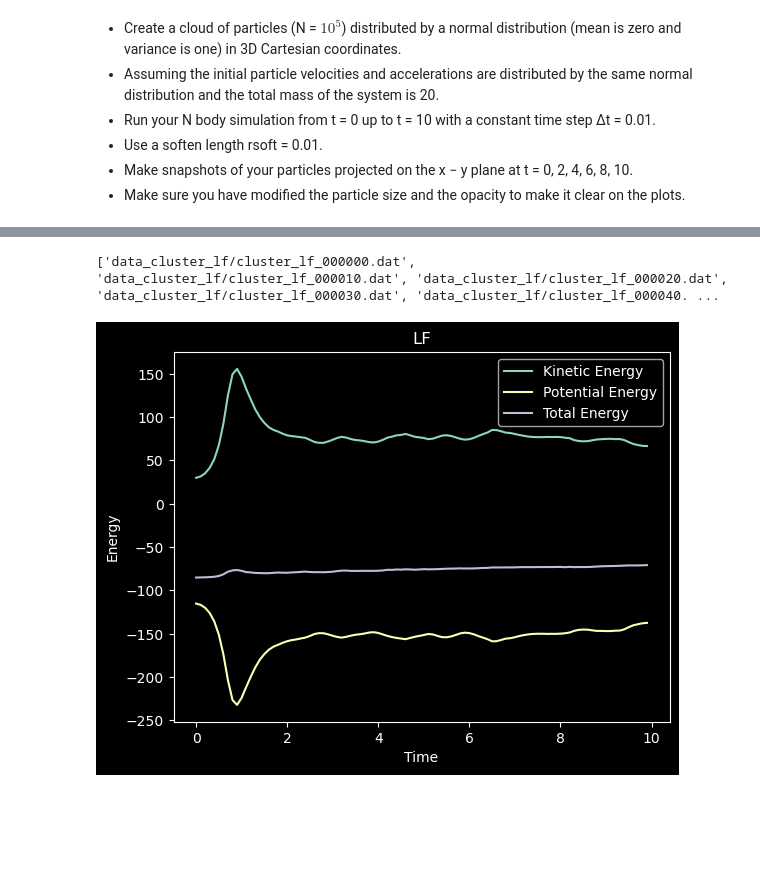
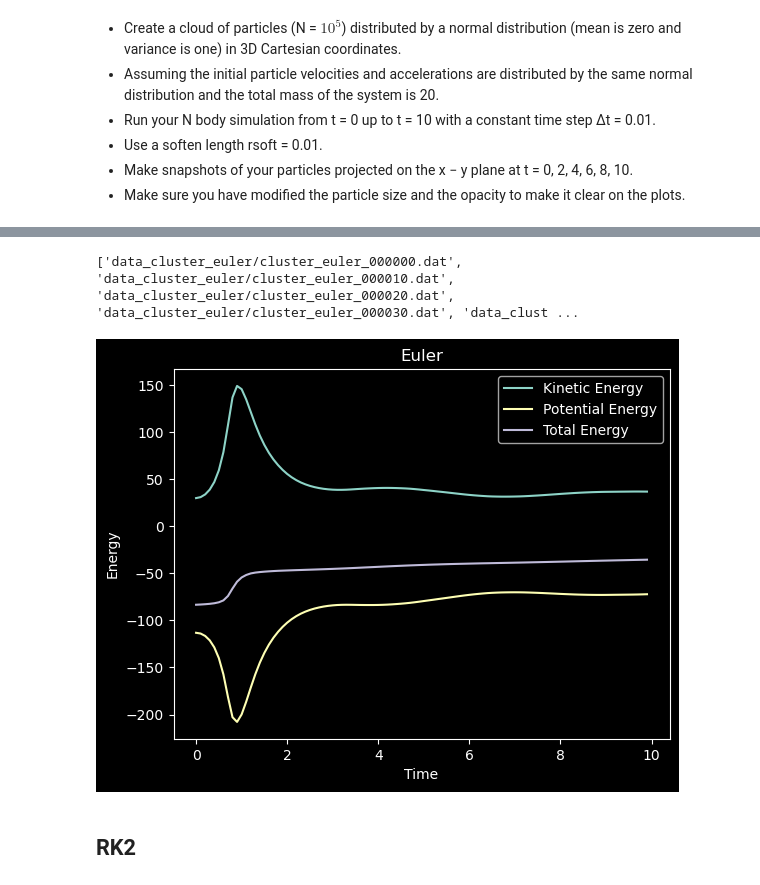
Before and after one commit to ricky4280/computationalPhysics-112, a Jupyter notebook: project2/HW2/HW2.ipynb, the cells around one changed output, grey strips where cells are left out. Saved outputs shown, nothing was run; the diff lists cells and outputs as text; code cells hidden in the pictures; blank space fills up the shorter version.

```diff
--- a/project2/HW2/HW2.ipynb
+++ b/project2/HW2/HW2.ipynb
@@ -133,31 +168,31 @@ save_movie(fns, filename='HW2_LF.mp4', fps=10, lengthscale=10)
 # %%
 # plot the total kinetic energy, potential energy, and total energy as a function of time
-# RK4
-fns = load_files('cluster_rk4')
+# LF
+fns = load_files('cluster_lf')
 print(fns)
-kinetic_energy, potential_energy, total_energy, time = [], [], [], []
+ke_lf, pe_lf, te_lf, time = [], [], [], []
 # load the data from the files, with specific keys
 
 for filename in fns:
     with open(filename, 'r') as f:
         for line in f:
             if 'kinetic energy' in line.lower():
-                kinetic_energy.append(float(line.split()[5]))
+                ke_lf.append(float(line.split()[5]))
             elif 'potential energy' in line.lower():
-                potential_energy.append(float(line.split()[5]))
+                pe_lf.append(float(line.split()[5]))
             elif 'total energy' in line.lower():
-                total_energy.append(float(line.split()[4]))
+                te_lf.append(float(line.split()[4]))
             elif 'time' in line.lower():
                 time.append(float(line.split()[3]))
                 continue
 
-plt.plot(time, kinetic_energy, label='Kinetic Energy')
-plt.plot(time, potential_energy, label='Potential Energy')
-plt.plot(time, total_energy, label='Total Energy')
+plt.plot(time, ke_lf, label='Kinetic Energy')
+plt.plot(time, pe_lf, label='Potential Energy')
+plt.plot(time, te_lf, label='Total Energy')
 plt.xlabel('Time')
 plt.ylabel('Energy')
-plt.title('RK4')
+plt.title('LF')
 plt.legend()
-plt.savefig('RK4_energy.png')
+plt.savefig('LF_energy.png')
 plt.show()
 # %% [output]
@@ -166,33 +256,35 @@ plt.show()
 # %%
 # plot the total kinetic energy, potential energy, and total energy as a function of time
-# LF
-fns = load_files('cluster_lf')
+# euler
+fns = load_files('cluster_euler')
 print(fns)
-kinetic_energy, potential_energy, total_energy, time = [], [], [], []
+ke_euler, pe_euler, te_euler, time = [], [], [], []
 # load the data from the files, with specific keys
 
 for filename in fns:
     with open(filename, 'r') as f:
         for line in f:
             if 'kinetic energy' in line.lower():
-                kinetic_energy.append(float(line.split()[5]))
+                ke_euler.append(float(line.split()[5]))
             elif 'potential energy' in line.lower():
-                potential_energy.append(float(line.split()[5]))
+                pe_euler.append(float(line.split()[5]))
             elif 'total energy' in line.lower():
-                total_energy.append(float(line.split()[4]))
+                te_euler.append(float(line.split()[4]))
             elif 'time' in line.lower():
                 time.append(float(line.split()[3]))
                 continue
 
-plt.plot(time, kinetic_energy, label='Kinetic Energy')
-plt.plot(time, potential_energy, label='Potential Energy')
-plt.plot(time, total_energy, label='Total Energy')
+plt.plot(time, ke_euler, label='Kinetic Energy')
+plt.plot(time, pe_euler, label='Potential Energy')
+plt.plot(time, te_euler, label='Total Energy')
 plt.xlabel('Time')
 plt.ylabel('Energy')
-plt.title('LF')
+plt.title('Euler')
 plt.legend()
-plt.savefig('LF_energy.png')
+plt.savefig('Euler_energy.png')
 plt.show()
 # %% [output]
-['data_cluster_lf/cluster_lf_000000.dat', 'data_cluster_lf/cluster_lf_000010.dat', 'data_cluster_lf/cluster_lf_000020.dat', 'data_cluster_lf/cluster_lf_000030.dat', 'data_cluster_lf/cluster_lf_000040. ...
+['data_cluster_euler/cluster_euler_000000.dat', 'data_cluster_euler/cluster_euler_000010.dat', 'data_cluster_euler/cluster_euler_000020.dat', 'data_cluster_euler/cluster_euler_000030.dat', 'data_clust ...
-[figure, old version]
+[figure, new version]
+# %% [markdown]
+## RK2
```
Also changed, not shown: parts of 18 cells of this notebook, 8 other files.
